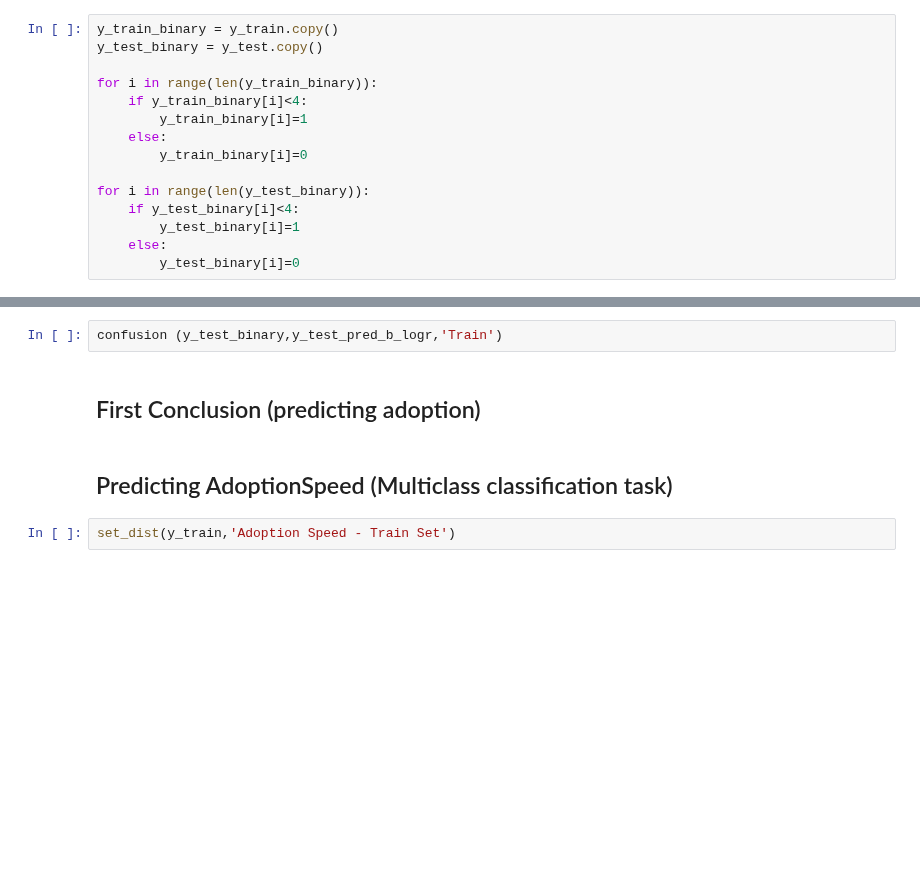
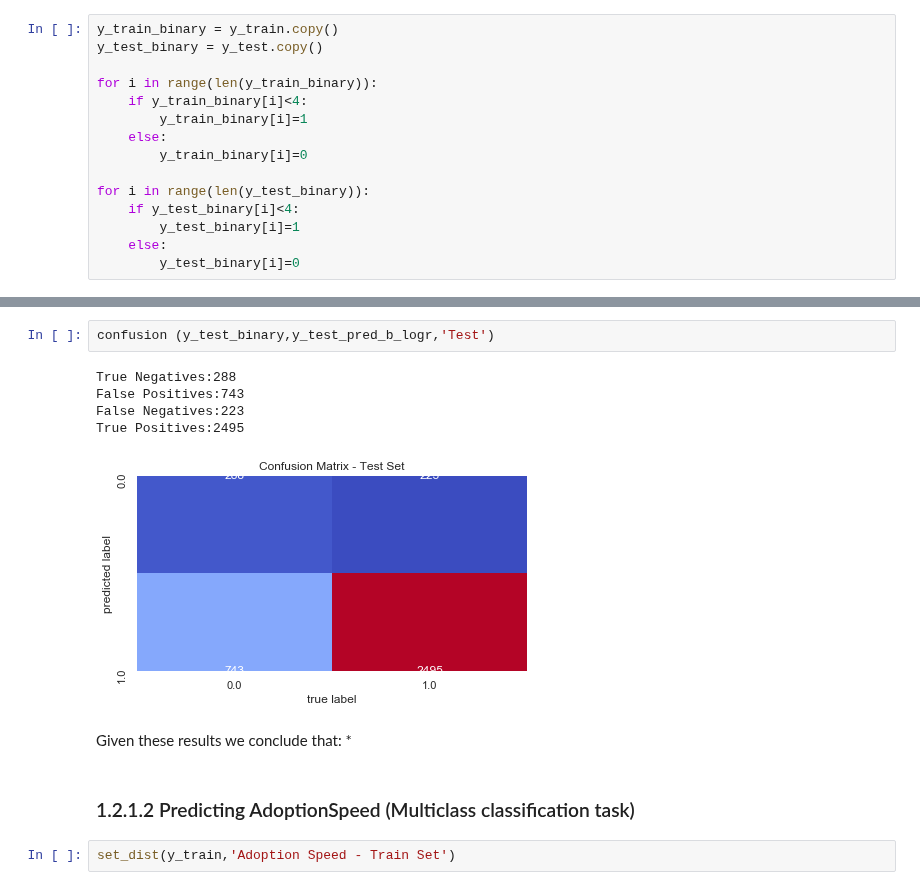
Before and after one commit to beatriz-lima/Machine-Learning-2019, a Jupyter notebook: Notes_Project.ipynb, the cells around one changed output, grey strips where cells are left out. Drawn from its saved outputs; the diff is of its cells as text; blank space fills up the shorter version.

```diff
--- a/Notes_Project.ipynb
+++ b/Notes_Project.ipynb
@@ -977,9 +1135,16 @@ confusion (y_train_binary,y_train_pred_b_logr,'Train')
 # %%
-confusion (y_test_binary,y_test_pred_b_logr,'Train')
+confusion (y_test_binary,y_test_pred_b_logr,'Test')
+# %% [output]
+True Negatives:288
+False Positives:743
+False Negatives:223
+True Positives:2495
+[figure, added]
-# %% [markdown]
-## First Conclusion (predicting adoption)
+# %% [markdown]
+Given these results we conclude that:
+*
 # %% [markdown]
-## Predicting AdoptionSpeed (Multiclass classification task)
+### 1.2.1.2 Predicting AdoptionSpeed (Multiclass classification task)
 # %%
 set_dist(y_train,'Adoption Speed - Train Set')
 # %%
```
Also changed, not shown: parts of 74 cells of this notebook.
